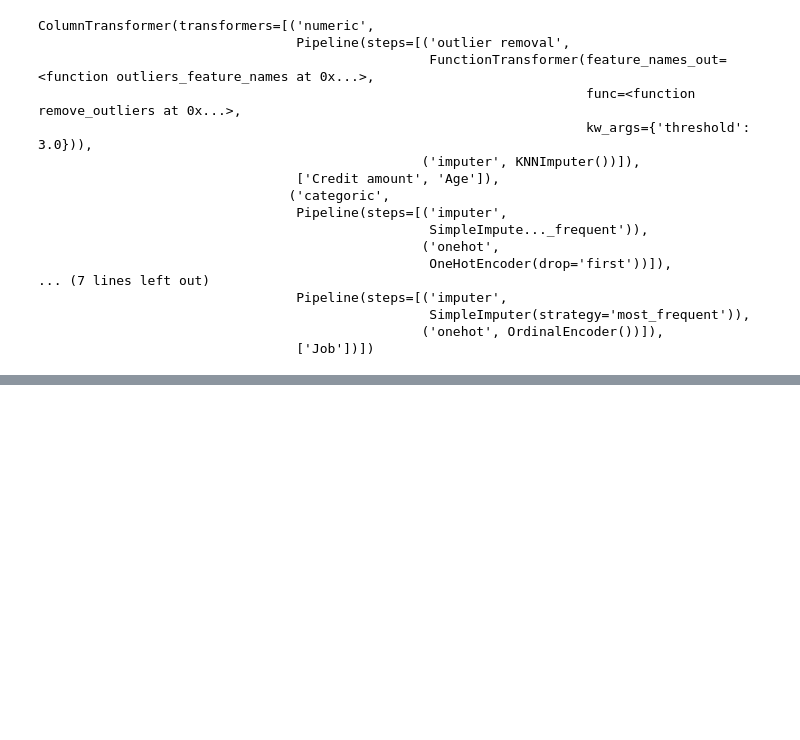
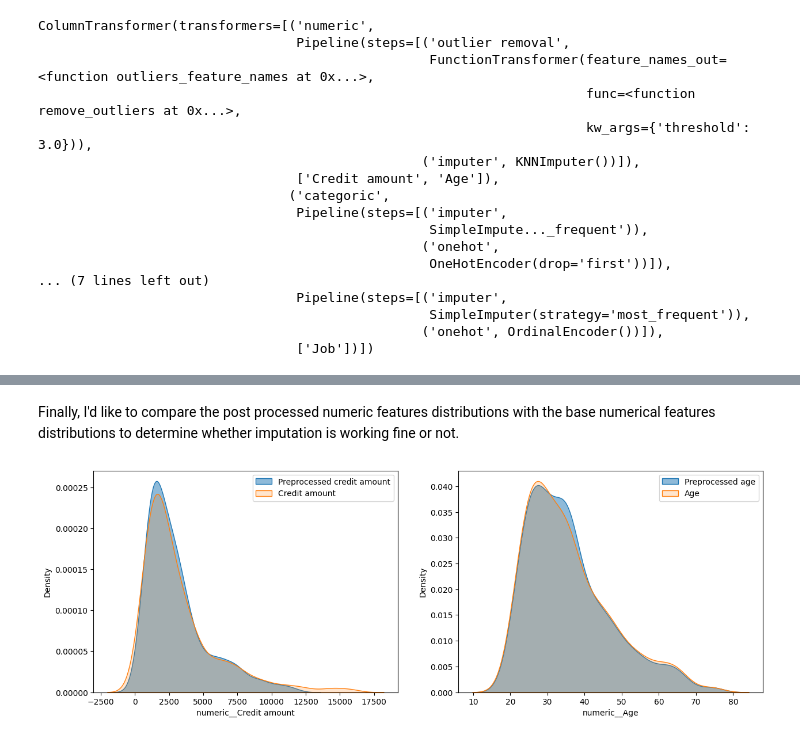
Before and after one commit to spuertaf2002/german-credit, a Jupyter notebook: notebooks/feature_engineering.ipynb, the cells around one changed output, grey strips where cells are left out. Drawn from its saved outputs; the diff is of its cells as text; code cells hidden in the pictures; blank space fills up the shorter version.

```diff
--- a/notebooks/feature_engineering.ipynb
+++ b/notebooks/feature_engineering.ipynb
@@ -203,0 +225,19 @@ x_train.head()
+# %%
+values_to_remove = [-456789, 987875643454698, 65445678765, 25364435423, 76543456, 987657]  # let's remove some gross outliers
+x_train = x_train[~x_train["Credit amount"].isin(values_to_remove)]
+# %% [markdown]
+Finally, I'd like to compare the post processed numeric features distributions with the base numerical features distributions to determine whether imputation is working fine or not.
+# %%
+fig, (ax1, ax2) = plt.subplots(nrows=1, ncols=2, figsize=(15, 5))
+
+sns.kdeplot(data = x_train_preprocessed["numeric__Credit amount"], label = "Preprocessed credit amount", fill = True, alpha = 0.5, ax=ax1)
+sns.kdeplot(data = x_train["Credit amount"], label = "Credit amount", fill = True, alpha = 0.2, ax=ax1)
+ax1.legend()
+
+sns.kdeplot(data = x_train_preprocessed["numeric__Age"], label = "Preprocessed age", fill = True, alpha = 0.5, ax=ax2)
+sns.kdeplot(data = x_train["Age"], label = "Age", fill = True, alpha = 0.2, ax=ax2)
+ax2.legend()
+
+plt.show()
+# %% [output]
+[figure, added]
```
Also changed, not shown: parts of 7 cells of this notebook.
